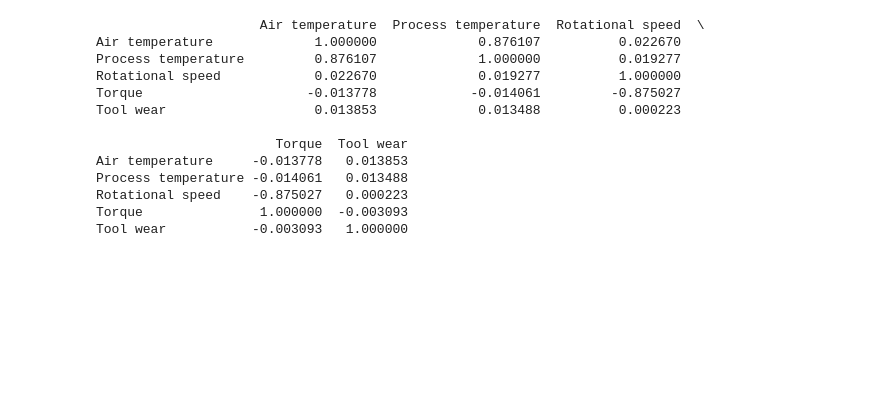
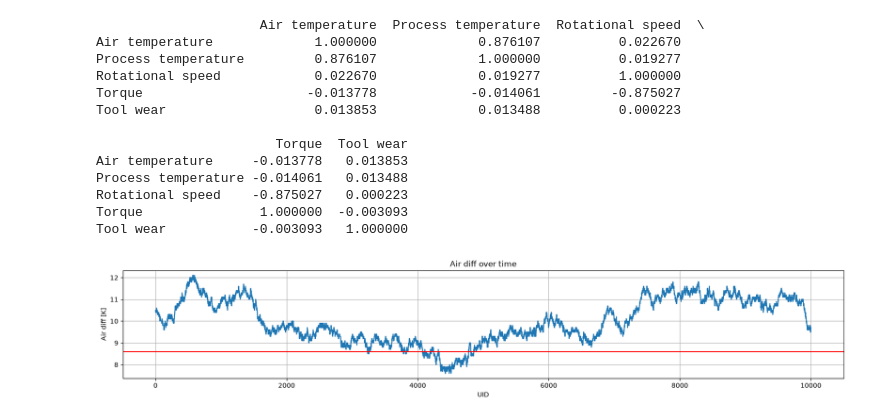
Before and after one commit to diegodrak03/Predictive_Maintenance, a Jupyter notebook: notebooks/data_tests.ipynb, the cells around one changed output. Drawn from its saved outputs; the diff is of its cells as text; code cells hidden in the pictures; blank space fills up the shorter version.

Commit message:
process and other fixes

```diff
--- a/notebooks/data_tests.ipynb
+++ b/notebooks/data_tests.ipynb
@@ -132,3 +132,18 @@ Process temperature -0.014061   0.013488
 Rotational speed    -0.875027   0.000223
 Torque               1.000000  -0.003093
 Tool wear           -0.003093   1.000000
+# %%
+plt.figure(figsize=(20, 3))
+
+plt.plot(data["UID"], data["Process temperature"]-data["Air temperature"])
+
+plt.axhline(y = 8.6, color = "red")
+
+plt.title("Air diff over time")
+plt.xlabel("UID")
+plt.ylabel("Air diff [K]")
+plt.grid(True)
+
+plt.show()
+# %% [output]
+[figure, added]
```
Also changed, not shown: parts of 1 cell of this notebook, 4 other files.
